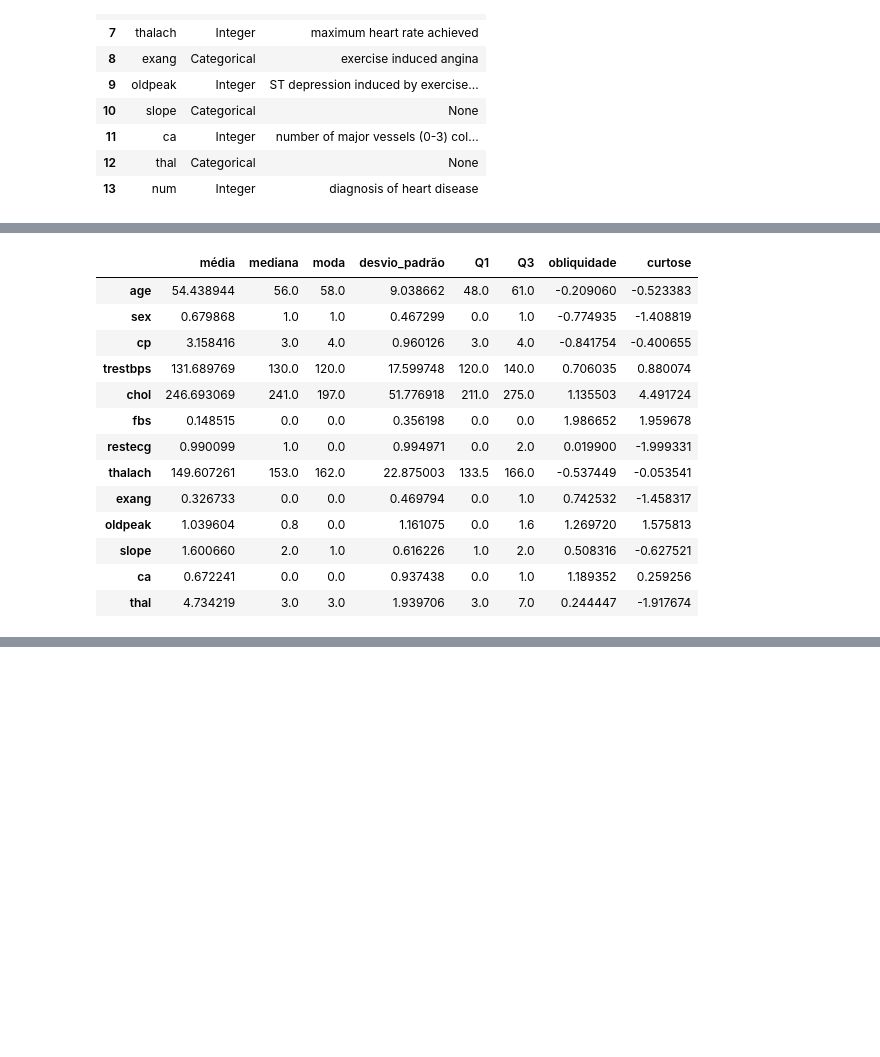
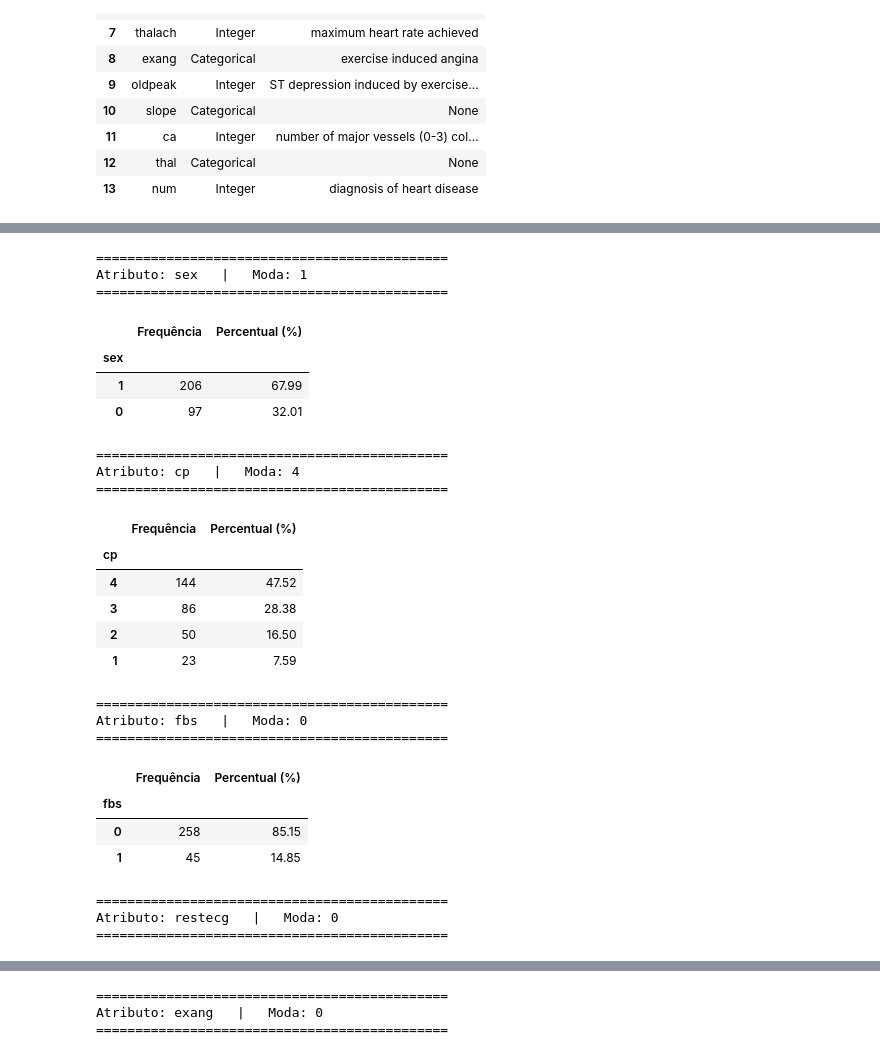
Before and after one commit to hugosrc/iam_20261_a1, a Jupyter notebook: AVA01_IAM_20261_AndreNeves_HugoSouza.ipynb, the cells around one changed output, grey strips where cells are left out. Drawn from its saved outputs; the diff is of its cells as text; code cells hidden in the pictures; blank space fills up the shorter version.

```diff
--- a/AVA01_IAM_20261_AndreNeves_HugoSouza.ipynb
+++ b/AVA01_IAM_20261_AndreNeves_HugoSouza.ipynb
@@ -88,5 +93,16 @@ Informações detalhadas das variáveis (Metadados):
 # %%
 print("Distribuição das classes no atributo alvo:")
-print(y.value_counts())
+counts  = y.value_counts()
+percent = counts / len(y) * 100
+
+resumo_classes = pd.DataFrame({
+    'Contagem':      counts,
+    'Percentual (%)': percent.round(2)
+})
+display(resumo_classes)
+
+razao = counts.max() / counts.min()
+print(f"\nRazão maior/menor classe: {razao:.2f}")
+print("⚠ Dataset desbalanceado — a classe 0 concentra mais da metade das instâncias enquanto a classe 4 representa menos de 5%.")
 # %% [output]
 Distribuição das classes no atributo alvo:
@@ -102,27 +124,45 @@ Name: count, dtype: int64
 # %%
-estatisticas = X.describe().T  # Gera média, desvio-padrão, min, quartis e max
-estatisticas['moda'] = X.mode().iloc[0]
-estatisticas['obliquidade'] = X.skew()
-estatisticas['curtose'] = X.kurtosis()
+categorical_cols = ['sex', 'cp', 'fbs', 'restecg', 'exang', 'slope', 'thal']
 
-estatisticas = estatisticas.rename(columns={
-    'mean': 'média', 'std': 'desvio_padrão', '50%': 'mediana',
-    '25%': 'Q1', '75%': 'Q3'
-})
+for col in categorical_cols:
+    freq    = X[col].value_counts()
+    percent = X[col].value_counts(normalize=True) * 100
+    moda    = X[col].mode()[0]
 
-display(estatisticas[['média', 'mediana', 'moda', 'desvio_padrão', 'Q1', 'Q3', 'obliquidade', 'curtose']])
+    tabela = pd.DataFrame({
+        'Frequência':     freq,
+        'Percentual (%)': percent.round(2)
+    })
+
+    print(f"\n{'='*45}")
+    print(f"Atributo: {col}   |   Moda: {moda}")
+    print('='*45)
+
+    display(tabela)
 # %% [output]
+=============================================
+Atributo: sex   |   Moda: 1
+=============================================
-|  | média | mediana | moda | desvio_padrão | Q1 | Q3 | obliquidade | curtose |
-| age | 54.438944 | 56.0 | 58.0 | 9.038662 | 48.0 | 61.0 | -0.209060 | -0.523383 |
-| sex | 0.679868 | 1.0 | 1.0 | 0.467299 | 0.0 | 1.0 | -0.774935 | -1.408819 |
-| cp | 3.158416 | 3.0 | 4.0 | 0.960126 | 3.0 | 4.0 | -0.841754 | -0.400655 |
-| trestbps | 131.689769 | 130.0 | 120.0 | 17.599748 | 120.0 | 140.0 | 0.706035 | 0.880074 |
-| chol | 246.693069 | 241.0 | 197.0 | 51.776918 | 211.0 | 275.0 | 1.135503 | 4.491724 |
-| fbs | 0.148515 | 0.0 | 0.0 | 0.356198 | 0.0 | 0.0 | 1.986652 | 1.959678 |
-| restecg | 0.990099 | 1.0 | 0.0 | 0.994971 | 0.0 | 2.0 | 0.019900 | -1.999331 |
-| thalach | 149.607261 | 153.0 | 162.0 | 22.875003 | 133.5 | 166.0 | -0.537449 | -0.053541 |
-| exang | 0.326733 | 0.0 | 0.0 | 0.469794 | 0.0 | 1.0 | 0.742532 | -1.458317 |
-| oldpeak | 1.039604 | 0.8 | 0.0 | 1.161075 | 0.0 | 1.6 | 1.269720 | 1.575813 |
-| slope | 1.600660 | 2.0 | 1.0 | 0.616226 | 1.0 | 2.0 | 0.508316 | -0.627521 |
-| ca | 0.672241 | 0.0 | 0.0 | 0.937438 | 0.0 | 1.0 | 1.189352 | 0.259256 |
-| thal | 4.734219 | 3.0 | 3.0 | 1.939706 | 3.0 | 7.0 | 0.244447 | -1.917674 |
+|  | Frequência | Percentual (%) |
+| sex |  |  |
+| 1 | 206 | 67.99 |
+| 0 | 97 | 32.01 |
+=============================================
+Atributo: cp   |   Moda: 4
+=============================================
+|  | Frequência | Percentual (%) |
+| cp |  |  |
+| 4 | 144 | 47.52 |
+| 3 | 86 | 28.38 |
+| 2 | 50 | 16.50 |
+| 1 | 23 | 7.59 |
+=============================================
+Atributo: fbs   |   Moda: 0
+=============================================
+|  | Frequência | Percentual (%) |
+| fbs |  |  |
+| 0 | 258 | 85.15 |
+| 1 | 45 | 14.85 |
+=============================================
+Atributo: restecg   |   Moda: 0
+=============================================
@@ -128,0 +174,3 @@ display(estatisticas[['média', 'mediana', 'moda', 'desvio_padrão', 'Q1', 'Q3',
+=============================================
+Atributo: exang   |   Moda: 0
+=============================================
```
Also changed, not shown: parts of 19 cells of this notebook.
